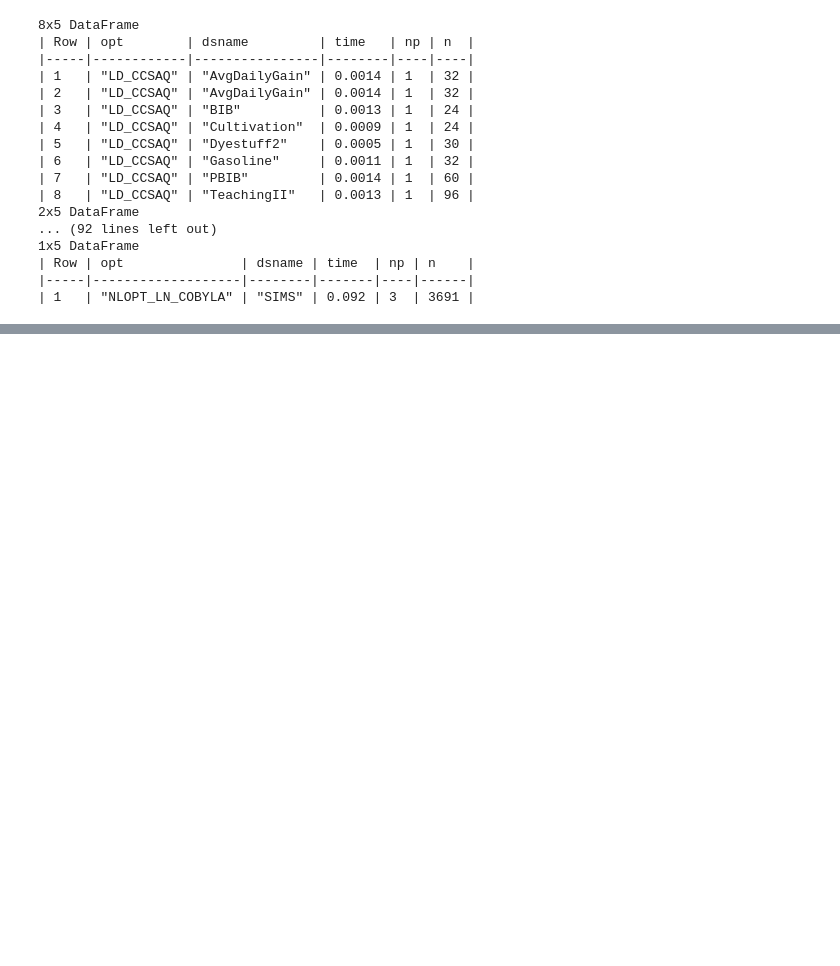
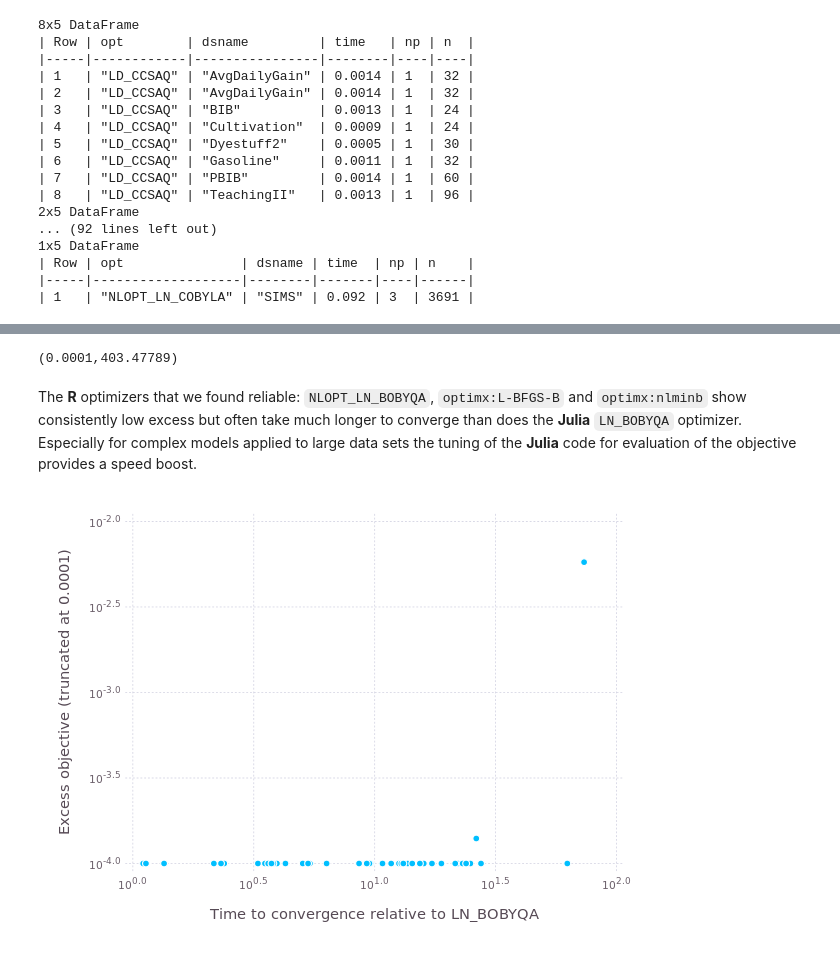
Before and after one commit to Stat990-033/Timings, a Jupyter notebook: inst/doc/Summaries.ipynb, the cells around one changed output, grey strips where cells are left out. Cells and saved outputs as stored; diff of their text form; code cells hidden in the pictures; blank space fills up the shorter version.

Commit message:
Added plots of relative times to convergence.

```diff
--- a/inst/doc/Summaries.ipynb
+++ b/inst/doc/Summaries.ipynb
@@ -261,0 +280,14 @@ end;
+# %%
+res[:trunc] = [max(1.e-4,ex) for ex in res[:excess]];
+StatsBase.extrema(res[:trunc])
+# %% [output]
+(0.0001,403.47789)
+# %% [markdown]
+The __R__ optimizers that we found reliable: `NLOPT_LN_BOBYQA`, `optimx:L-BFGS-B` and `optimx:nlminb` show consistently low excess but often take much longer to converge than does the __Julia__ `LN_BOBYQA` optimizer.  Especially for complex models applied to large data sets the tuning of the __Julia__ code for evaluation of the objective provides a speed boost.
+# %%
+plot(dfselect(res,:opt,"NLOPT_LN_BOBYQA"), x="reltime",y="trunc",
+Scale.y_log10,Scale.x_log10,
+Guide.xlabel("Time to convergence relative to LN_BOBYQA"),
+Guide.ylabel("Excess objective (truncated at 0.0001)"))
+# %% [output]
+[figure, added]
```
Also changed, not shown: parts of 8 cells of this notebook.
